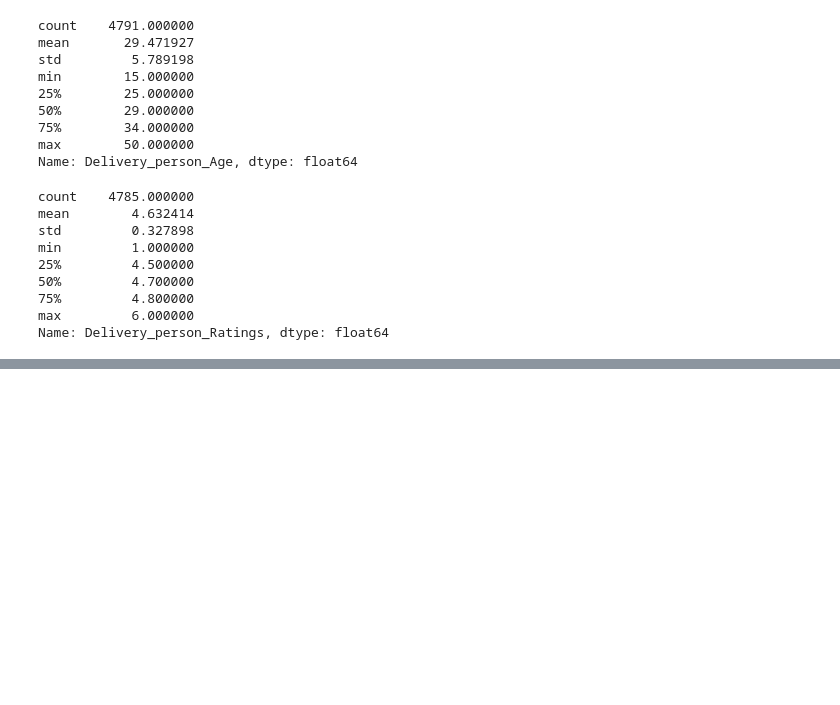
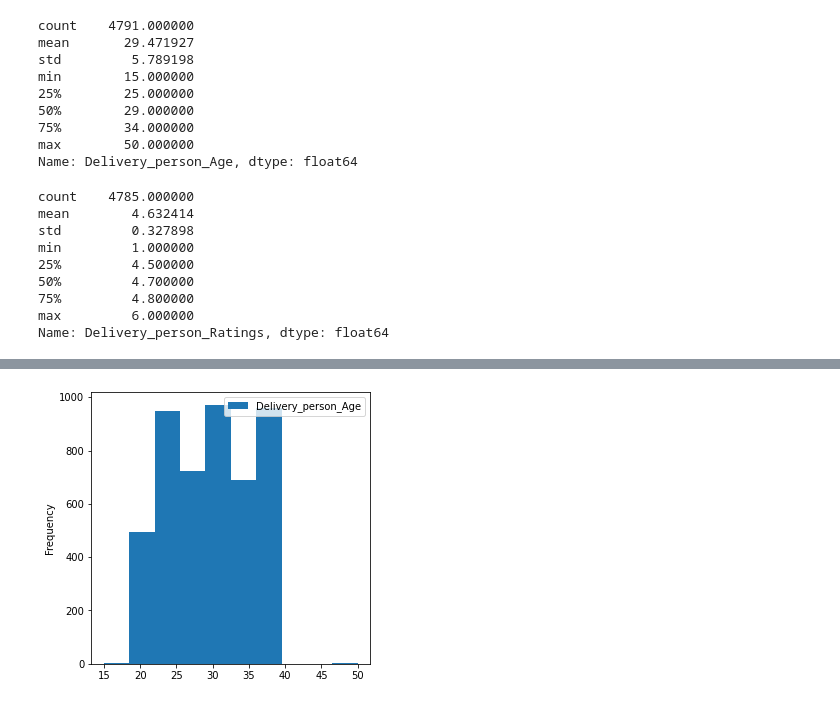
Before and after one commit to Gowtham-Sivam/Amazon_ML_Challenge, a Jupyter notebook: Amazon_EDA_Food_Delivery.ipynb, the cells around one changed output, grey strips where cells are left out. Saved outputs shown, nothing was run; the diff lists cells and outputs as text; code cells hidden in the pictures; blank space fills up the shorter version.

```diff
--- a/Amazon_EDA_Food_Delivery.ipynb
+++ b/Amazon_EDA_Food_Delivery.ipynb
@@ -183,0 +193,9 @@ Name: Delivery_person_Ratings, dtype: float64
+# %%
+import matplotlib.pyplot as mp
+df.plot(y="Delivery_person_Age", kind="hist", figsize=(5, 5))
+mp.show()
+
+#We could conclude max Delivery person age relies b/w 20 to 40
+#Very less people work in delivery person in the ranges of 45 to 50
+# %% [output]
+[figure, added]
```
Also changed, not shown: parts of 2 cells of this notebook.
